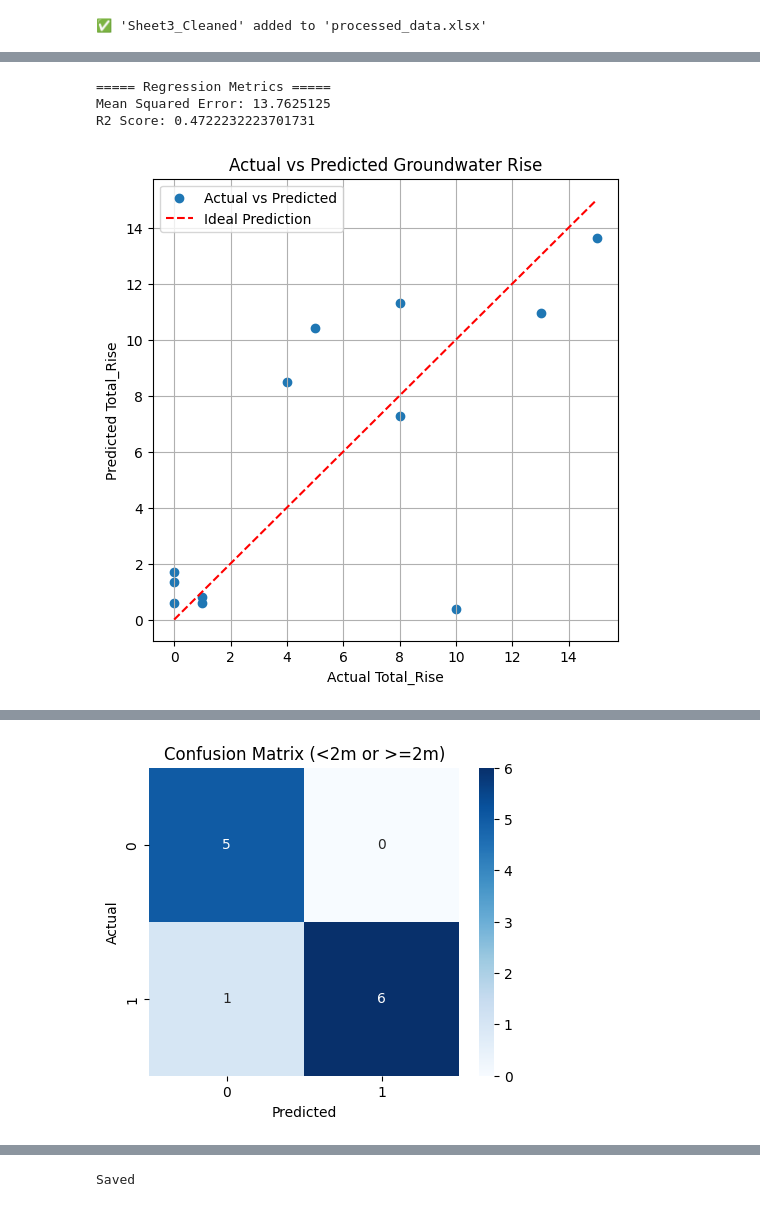
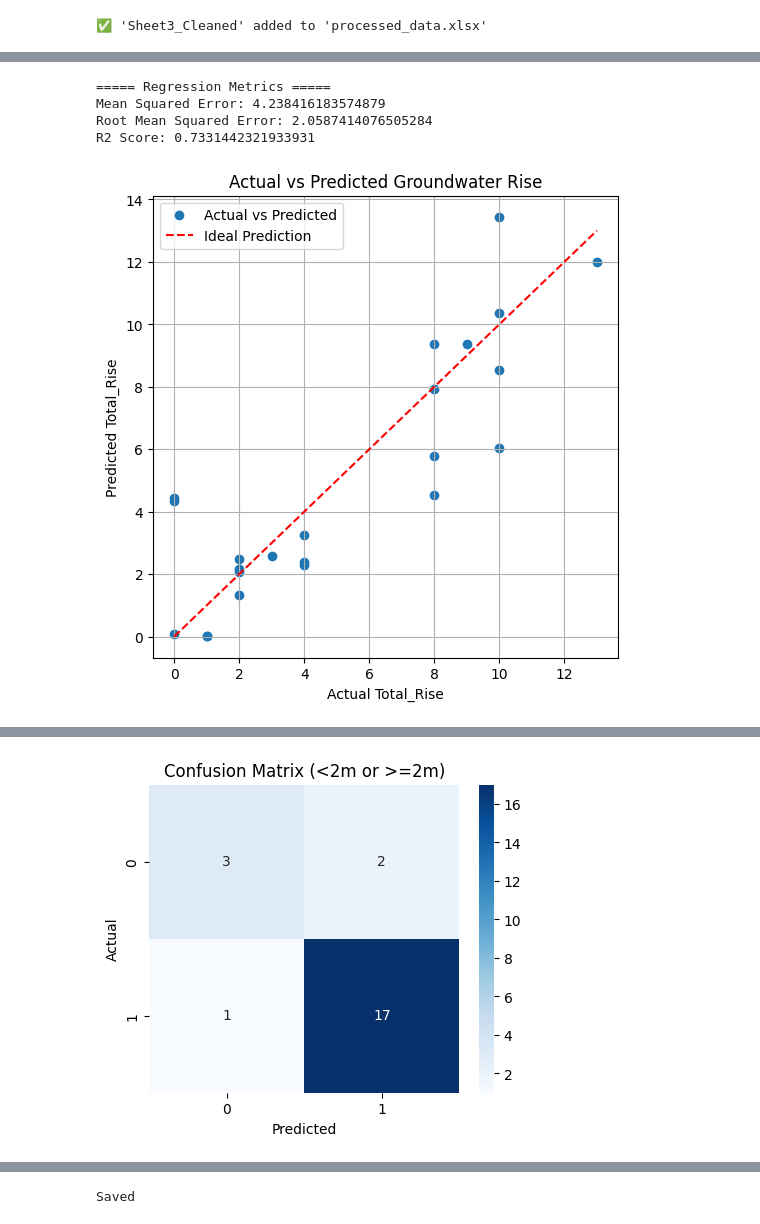
Before and after one commit to priyakumari-hub/groundwater-depletion-recharge-, a Jupyter notebook: process.ipynb, the cells around one changed output, grey strips where cells are left out. Drawn from its saved outputs; the diff is of its cells as text; code cells hidden in the pictures.

```diff
--- a/process.ipynb
+++ b/process.ipynb
@@ -193,7 +193,10 @@ print(sheet2_cleaned.head(10))
 #feature eng columns are added
 
 #  Sheet1 (Groundwater)
-sheet1_cleaned["Net_GW_Change"] = sheet1_cleaned["Total_Rise"] - sheet1_cleaned["Total_Fall"]
+#if totalrise and total fall exist then find net gw change
+
+if "Total_Rise" in sheet1_cleaned and "Total_Fall" in sheet1_cleaned:
+    sheet1_cleaned["Net_GW_Change"] = sheet1_cleaned["Total_Rise"] - sheet1_cleaned["Total_Fall"]
 
 #  Sheet2 (Monthly Rainfall)
 sheet2_cleaned["Rainfall_Anomaly"] = sheet2_cleaned["Actual Rainfall (mm)"] - sheet2_cleaned["Normal Rainfall (mm)"]
@@ -279,14 +283,35 @@ plt.show()
 # %%
 #confusion matrix plotting and actual vs predicted
-df = pd.read_excel("processed_data.xlsx", sheet_name="Sheet1")
 
-numeric_cols = ['Total_Rise','Total_Fall','Actual Rainfall (mm)','Normal Rainfall (mm)','Departure (mm)']
+# Ensure merged_df is sorted
+merged_df = merged_df.sort_values(['District', 'Year'])
+
+# Previous period totals
+merged_df['Prev_Total_Rise'] = merged_df.groupby('District')['Total_Rise'].shift(1)
+merged_df['Prev_Total_Fall'] = merged_df.groupby('District')['Total_Fall'].shift(1)
+merged_df['Prev_Net_GW_Change'] = merged_df['Prev_Total_Rise'] - merged_df['Prev_Total_Fall']
+
+# Previous period breakdowns by depth (you already have these)
+merged_df['Prev_Rise_<2m'] = merged_df.groupby('District')['Rise_<2m'].shift(1)
+merged_df['Prev_Rise_2-4m'] = merged_df.groupby('District')['Rise_2-4m'].shift(1)
+merged_df['Prev_Rise_>4m'] = merged_df.groupby('District')['Rise_>4m'].shift(1)
+
+merged_df['Prev_Fall_<2m'] = merged_df.groupby('District')['Fall_<2m'].shift(1)
+merged_df['Prev_Fall_2-4m'] = merged_df.groupby('District')['Fall_2-4m'].shift(1)
+merged_df['Prev_Fall_>4m'] = merged_df.groupby('District')['Fall_>4m'].shift(1)
 
 
-#  Prepare X and Y
-X_cols = ['Actual Rainfall (mm)', 'Normal Rainfall (mm)', 'Departure (mm)', 'Total_Fall']
-X = df[X_cols]
-y = df['Total_Rise']
+
+
+X_cols = [
+     'Actual Rainfall (mm)', 'Normal Rainfall (mm)', 'Departure (mm)',
+     'Prev_Total_Rise', 'Prev_Total_Fall','Prev_Net_GW_Change',
+    'Prev_Rise_<2m', 'Prev_Rise_2-4m', 'Prev_Rise_>4m','Rainfall_Anomaly','Rainfall_Ratio',
+    'Prev_Fall_<2m', 'Prev_Fall_2-4m', 'Prev_Fall_>4m','No_of_HNS','Year'
+]
+
+X = merged_df[X_cols]
+y = merged_df['Total_Rise']    # you do this for total_fall too for total_fall r2=0.76
 
 
 # Train-test split
@@ -305,13 +330,27 @@ rf.fit(X_train_scaled, y_train)
 
 
 #  Predict
-y_pred = rf.predict(X_test_scaled)
+y_pred =rf.predict(X_test_scaled)
 
 # Evaluate Regression
 
 print("===== Regression Metrics =====")
-print("Mean Squared Error:", mean_squared_error(y_test, y_pred))
-print("R2 Score:", r2_score(y_test, y_pred))
+#print("Mean Squared Error:", mean_squared_error(y_test, y_pred))
+#print("R2 Score:", r2_score(y_test, y_pred))
+
+from sklearn.metrics import mean_squared_error, r2_score
+
+# Assuming y_test and y_pred are already defined
+mse = mean_squared_error(y_test, y_pred)
+rmse = np.sqrt(mse)
+r2 = r2_score(y_test, y_pred)
+
+print("Mean Squared Error:", mse)
+print("Root Mean Squared Error:", rmse)
+print("R2 Score:", r2)
+
+
+
 
 plt.figure(figsize=(6,6))
 plt.scatter(y_test, y_pred,label='Actual vs Predicted')
@@ -322,15 +361,10 @@ plt.title("Actual vs Predicted Groundwater Rise")
 plt.legend()
 plt.grid(True)
 plt.show()
-
 #binary classification my rise is continous in data
 # Step 8: Binary Classification (<2m or >=2m)
 y_test_class = (y_test >= 2).astype(int)       # actual class: rise=> then positive and rise<2 negative
 y_pred_class = (y_pred >= 2).astype(int)        #predicted class
-
-print("===== Classification Metrics =====")
-print("Accuracy:", accuracy_score(y_test_class, y_pred_class))
-print("Classification Report:\n", classification_report(y_test_class, y_pred_class))
 
 cm = confusion_matrix(y_test_class, y_pred_class)
 print("Confusion Matrix:\n", cm)
@@ -344,6 +378,7 @@ plt.title("Confusion Matrix (<2m or >=2m)")
 plt.show()
 # %% [output]
 ===== Regression Metrics =====
-Mean Squared Error: 13.7625125
-R2 Score: 0.4722232223701731
+Mean Squared Error: 4.238416183574879
+Root Mean Squared Error: 2.0587414076505284
+R2 Score: 0.7331442321933931
-[figure, old version]
+[figure, new version]
@@ -365,2 +388,2 @@ Confusion Matrix:
-[figure, old version]
+[figure, new version]
 # %%
```
Also changed, not shown: parts of 13 cells of this notebook, 8 other files.
